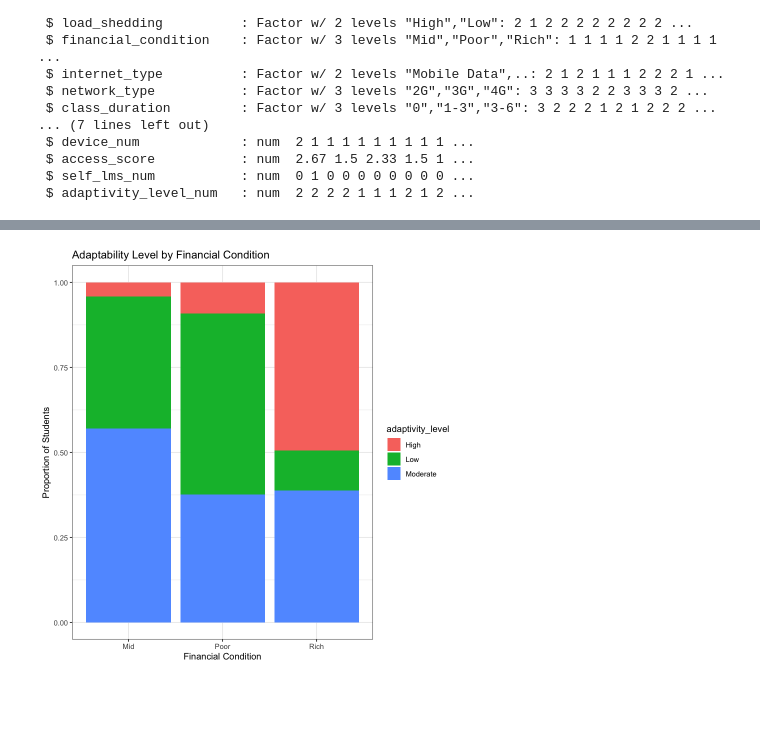
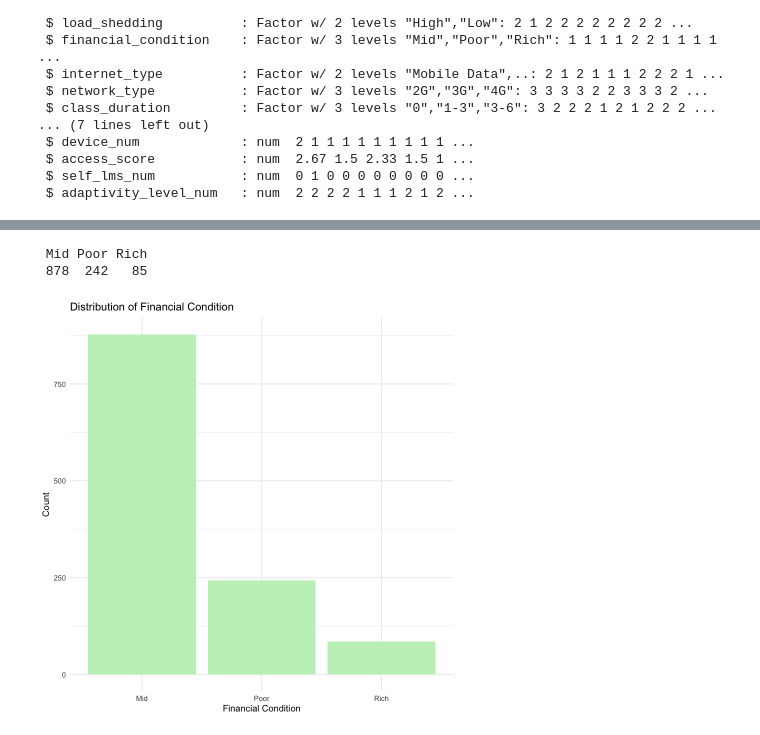
Before and after one commit to imperionite/insighted, a Jupyter notebook: EDA.ipynb, the cells around one changed output, grey strips where cells are left out. Cells and saved outputs as stored; diff of their text form; code cells hidden in the pictures; blank space fills up the shorter version.

```diff
--- a/EDA.ipynb
+++ b/EDA.ipynb
@@ -29,13 +29,6 @@ str(data)
  $ device             : Factor w/ 3 levels "Computer","Mobile",..: 3 2 2 2 2 2 2 2 2 2 ...
  $ adaptivity_level   : Factor w/ 3 levels "High","Low","Moderate": 3 3 3 3 2 2 2 3 2 3 ...
  $ age_numeric        : int  23 23 18 13 18 13 13 13 18 13 ...
-# %%
-# Convert relevant columns to factors (categorical variables)
-categorical_cols <- c("gender", "education_level", "institution_type", "it_student", "location",
-                      "load_shedding", "financial_condition", "internet_type", "network_type",
-                      "class_duration", "self_lms", "device", "adaptivity_level")
-
-data[categorical_cols] <- lapply(data[categorical_cols], factor)
 # %%
 head(data)
 # %% [output]
@@ -182,11 +161,16 @@ A data.frame: 6 × 22
 # %%
-# A. Financial Condition vs. Adaptability
-data %>%
-  ggplot(aes(x = financial_condition, fill = adaptivity_level)) +
-  geom_bar(position = "fill") +
-  labs(title = "Adaptability Level by Financial Condition",
-       x = "Financial Condition",
-       y = "Proportion of Students") +
-  theme_bw() # Clean theme
+# Univariate Analysis of Original Variables: Financial Condition
+
+# Frequency table
+financial_table <- table(data$financial_condition)
+print(financial_table)
+
+# Bar plot
+ggplot(data, aes(x = financial_condition)) +
+  geom_bar(fill = "#c2f0c2") +
+  labs(title = "Distribution of Financial Condition", x = "Financial Condition", y = "Count") +
+  theme_minimal()
 # %% [output]
+ Mid Poor Rich
+ 878  242   85
-[figure, old version]
+[figure, new version]
```
Also changed, not shown: parts of 19 cells of this notebook, 2 other files.
